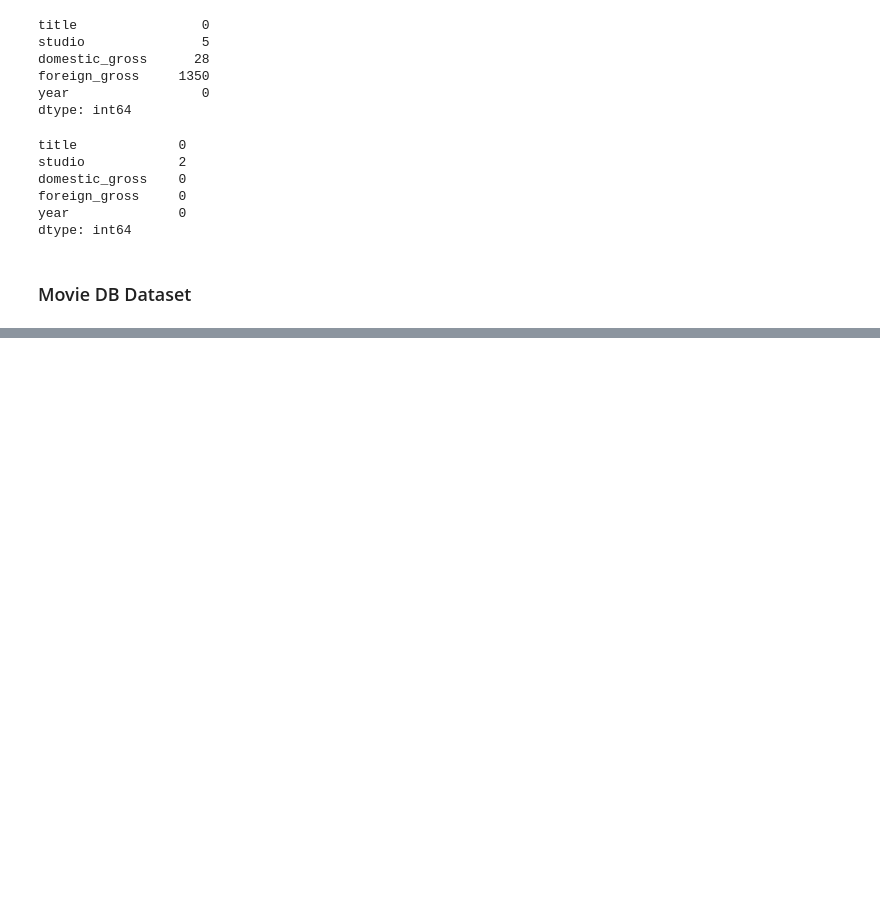
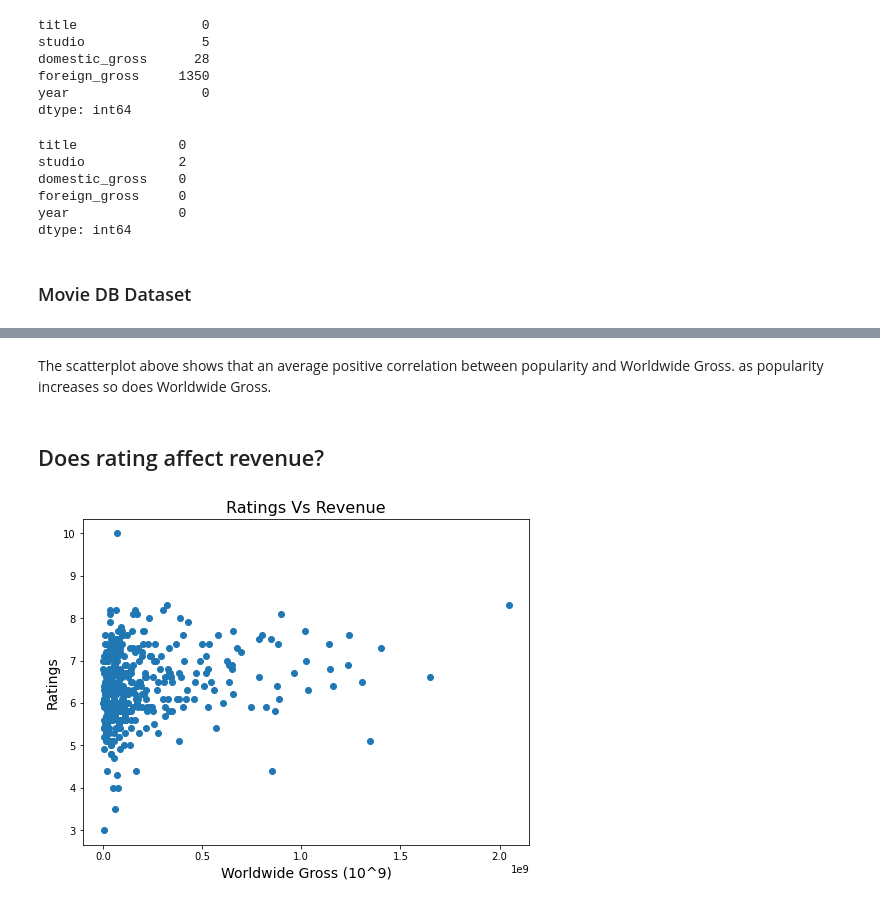
Before and after one commit to Terry1506/dsc-phase-1-project-v2-4, a Jupyter notebook: student.ipynb, the cells around one changed output, grey strips where cells are left out. Cells and saved outputs as stored; diff of their text form; code cells hidden in the pictures; blank space fills up the shorter version.

```diff
--- a/student.ipynb
+++ b/student.ipynb
@@ -337,0 +1017,20 @@ tmdb_movie.head(5)
+# %% [markdown]
+The scatterplot above shows that an average positive correlation between popularity and Worldwide Gross. as popularity increases so does Worldwide Gross.
+# %% [markdown]
+## Does rating affect revenue?
+# %%
+# plotting a scatterplot
+
+fig, ax= plt.subplots(figsize=(8,6))
+
+x = final_df['worldwide_gross']
+y = final_df['vote_average']
+
+ax.scatter(x,y)
+
+ax.set_title('Ratings Vs Revenue', fontsize=16)
+ax.set_ylabel("Ratings",fontsize=14)
+ax.set_xlabel("Worldwide Gross (10^9)", fontsize=14)
+fig.savefig('Ratings vs Revenue.png');
+# %% [output]
+[figure, added]
```
Also changed, not shown: parts of 76 cells of this notebook, 1 other file.
